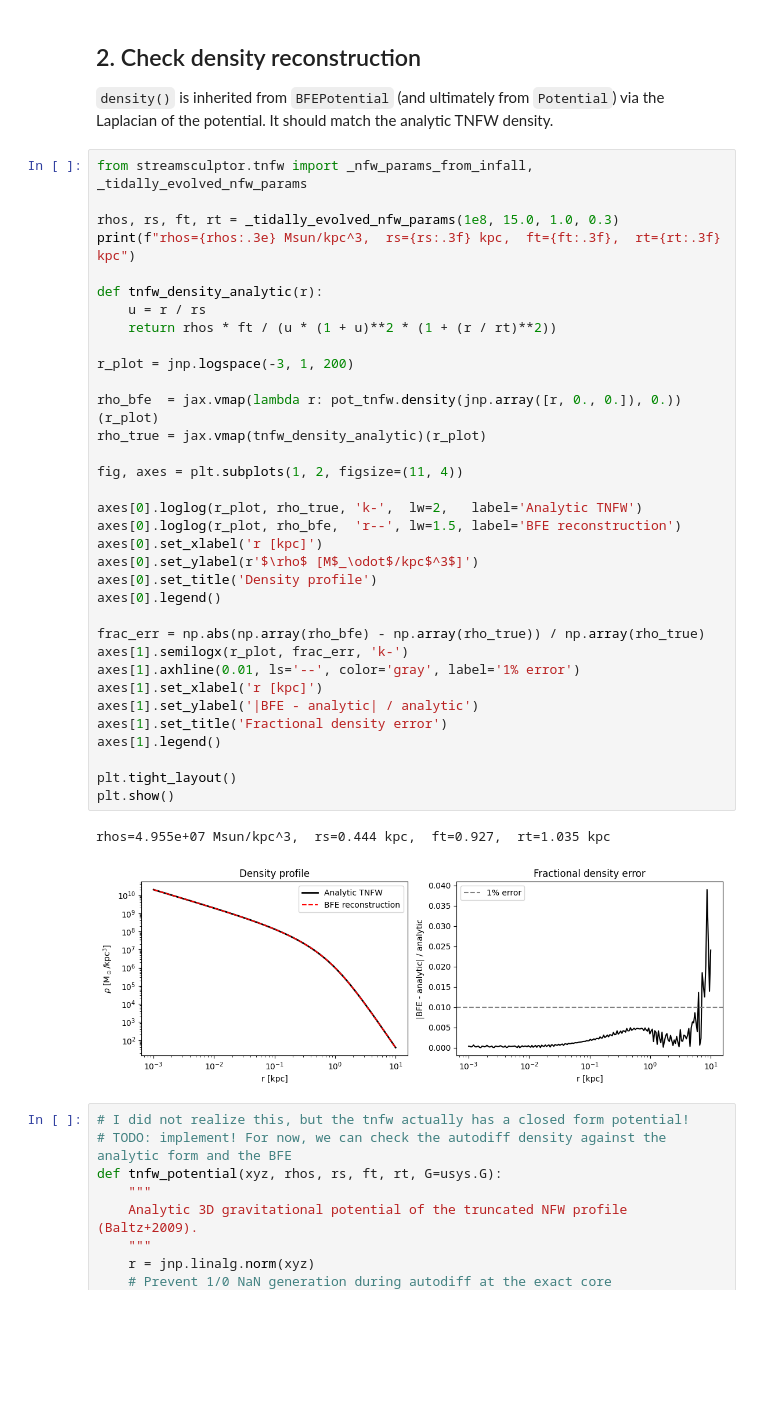
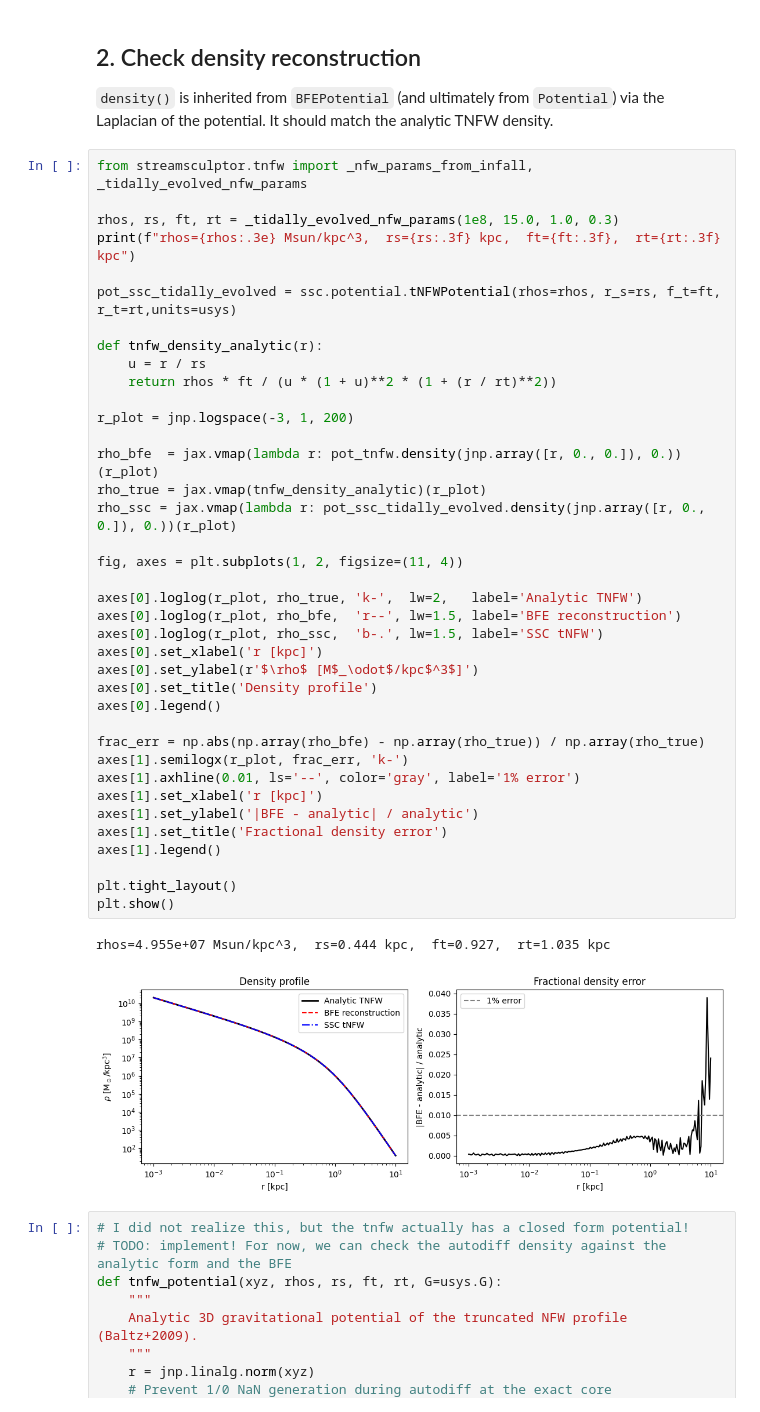
Before and after one commit to jnibauer/streamsculptor, a Jupyter notebook: streamsculptor/examples/tnfw_example.ipynb, the cells around one changed output. Drawn from its saved outputs; the diff is of its cells as text; blank space fills up the shorter version.

```diff
--- a/streamsculptor/examples/tnfw_example.ipynb
+++ b/streamsculptor/examples/tnfw_example.ipynb
@@ -67,38 +73,42 @@ from streamsculptor.tnfw import _nfw_params_from_infall, _tidally_evolved_nfw_pa
 
 rhos, rs, ft, rt = _tidally_evolved_nfw_params(1e8, 15.0, 1.0, 0.3)
 print(f"rhos={rhos:.3e} Msun/kpc^3,  rs={rs:.3f} kpc,  ft={ft:.3f},  rt={rt:.3f} kpc")
+
+pot_ssc_tidally_evolved = ssc.potential.tNFWPotential(rhos=rhos, r_s=rs, f_t=ft, r_t=rt,units=usys)
 
 def tnfw_density_analytic(r):
     u = r / rs
     return rhos * ft / (u * (1 + u)**2 * (1 + (r / rt)**2))
 
 r_plot = jnp.logspace(-3, 1, 200)
 
 rho_bfe  = jax.vmap(lambda r: pot_tnfw.density(jnp.array([r, 0., 0.]), 0.))(r_plot)
 rho_true = jax.vmap(tnfw_density_analytic)(r_plot)
+rho_ssc = jax.vmap(lambda r: pot_ssc_tidally_evolved.density(jnp.array([r, 0., 0.]), 0.))(r_plot)
 
 fig, axes = plt.subplots(1, 2, figsize=(11, 4))
 
 axes[0].loglog(r_plot, rho_true, 'k-',  lw=2,   label='Analytic TNFW')
 axes[0].loglog(r_plot, rho_bfe,  'r--', lw=1.5, label='BFE reconstruction')
+axes[0].loglog(r_plot, rho_ssc,  'b-.', lw=1.5, label='SSC tNFW')
 axes[0].set_xlabel('r [kpc]')
 axes[0].set_ylabel(r'$\rho$ [M$_\odot$/kpc$^3$]')
 axes[0].set_title('Density profile')
 axes[0].legend()
 
 frac_err = np.abs(np.array(rho_bfe) - np.array(rho_true)) / np.array(rho_true)
 axes[1].semilogx(r_plot, frac_err, 'k-')
 axes[1].axhline(0.01, ls='--', color='gray', label='1% error')
 axes[1].set_xlabel('r [kpc]')
 axes[1].set_ylabel('|BFE - analytic| / analytic')
 axes[1].set_title('Fractional density error')
 axes[1].legend()
 
 plt.tight_layout()
 plt.show()
 # %% [output]
 rhos=4.955e+07 Msun/kpc^3,  rs=0.444 kpc,  ft=0.927,  rt=1.035 kpc
-[figure, old version]
+[figure, new version]
 # %%
 # I did not realize this, but the tnfw actually has a closed form potential!
 # TODO: implement! For now, we can check the autodiff density against the analytic form and the BFE
```
Also changed, not shown: parts of 9 cells of this notebook, 8 other files.
